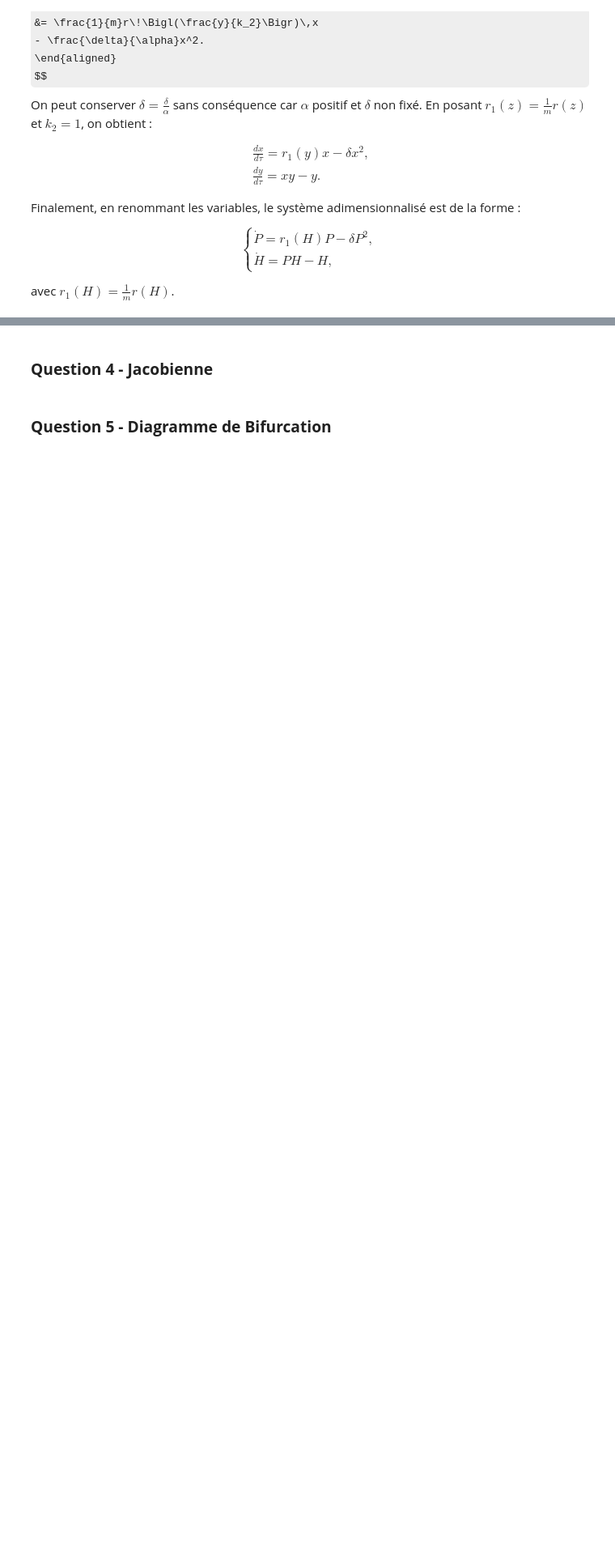
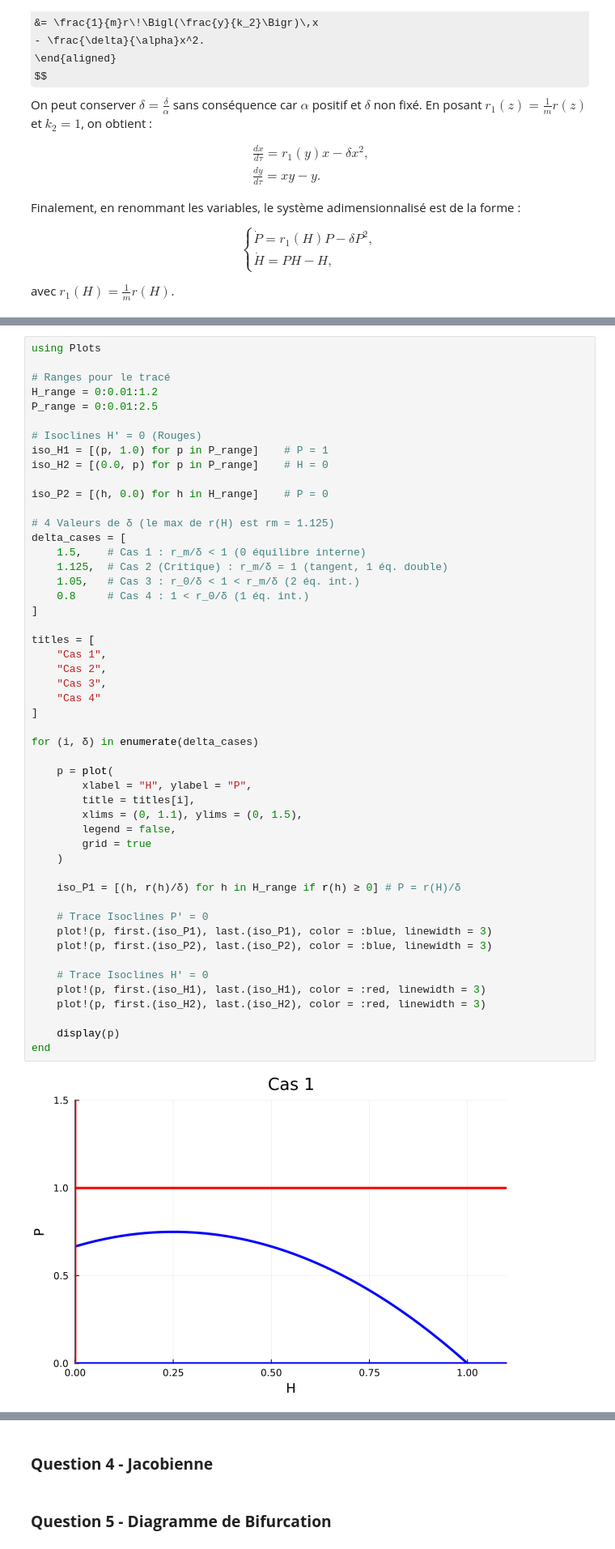
Before and after one commit to theocimino/BIO_PROJET, a Jupyter notebook: code/projet.ipynb, the cells around one changed output, grey strips where cells are left out. Shown at 81% size. Saved outputs shown, nothing was run; the diff lists cells and outputs as text; some formulas as TeX source; blank space fills up the shorter version.

```diff
--- a/code/projet.ipynb
+++ b/code/projet.ipynb
@@ -201,0 +268,52 @@ end
+# %%
+using Plots
+
+# Ranges pour le tracé
+H_range = 0:0.01:1.2
+P_range = 0:0.01:2.5
+
+# Isoclines H' = 0 (Rouges)
+iso_H1 = [(p, 1.0) for p in P_range]    # P = 1
+iso_H2 = [(0.0, p) for p in P_range]    # H = 0
+
+iso_P2 = [(h, 0.0) for h in H_range]    # P = 0
+
+# 4 Valeurs de δ (le max de r(H) est rm = 1.125)
+delta_cases = [
+    1.5,    # Cas 1 : r_m/δ < 1 (0 équilibre interne)
+    1.125,  # Cas 2 (Critique) : r_m/δ = 1 (tangent, 1 éq. double)
+    1.05,   # Cas 3 : r_0/δ < 1 < r_m/δ (2 éq. int.)
+    0.8     # Cas 4 : 1 < r_0/δ (1 éq. int.)
+]
+
+titles = [
+    "Cas 1",
+    "Cas 2",
+    "Cas 3",
+    "Cas 4"
+]
+
+for (i, δ) in enumerate(delta_cases)
+
+    p = plot(
+        xlabel = "H", ylabel = "P",
+        title = titles[i],
+        xlims = (0, 1.1), ylims = (0, 1.5),
+        legend = false,
+        grid = true
+    )
+
+    iso_P1 = [(h, r(h)/δ) for h in H_range if r(h) ≥ 0] # P = r(H)/δ
+
+    # Trace Isoclines P' = 0
+    plot!(p, first.(iso_P1), last.(iso_P1), color = :blue, linewidth = 3)
+    plot!(p, first.(iso_P2), last.(iso_P2), color = :blue, linewidth = 3)
+
+    # Trace Isoclines H' = 0
+    plot!(p, first.(iso_H1), last.(iso_H1), color = :red, linewidth = 3)
+    plot!(p, first.(iso_H2), last.(iso_H2), color = :red, linewidth = 3)
+
+    display(p)
+end
+# %% [output]
+[figure, added]
```
Also changed, not shown: parts of 8 cells of this notebook.
